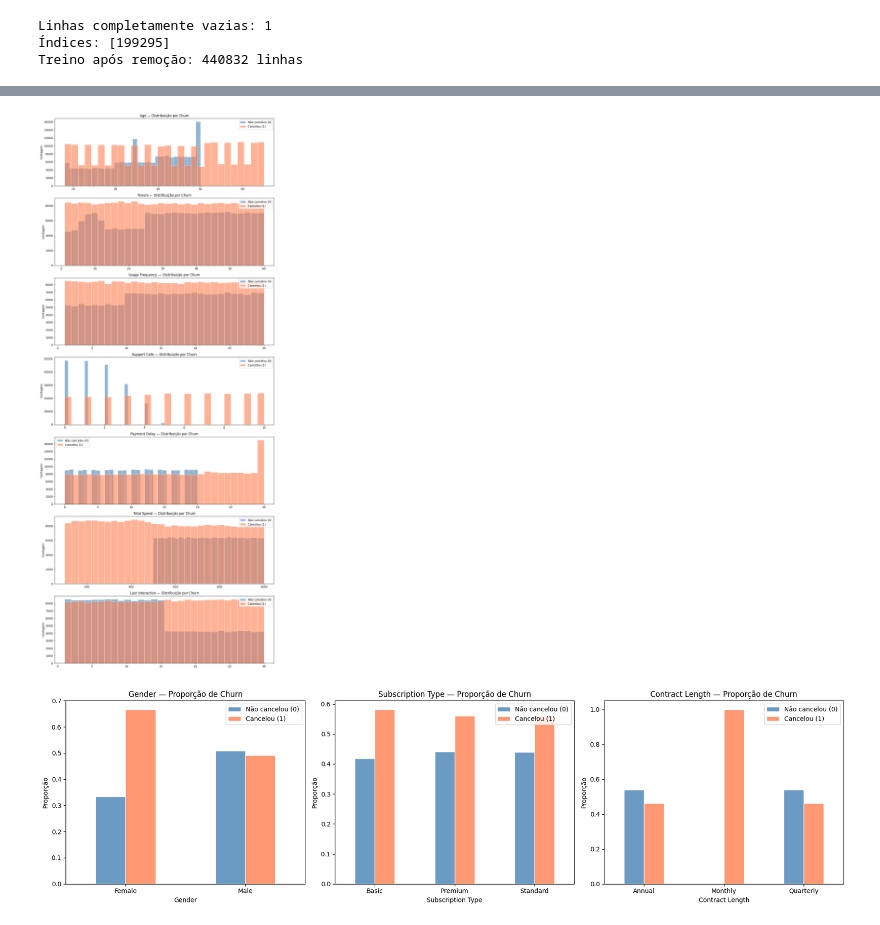
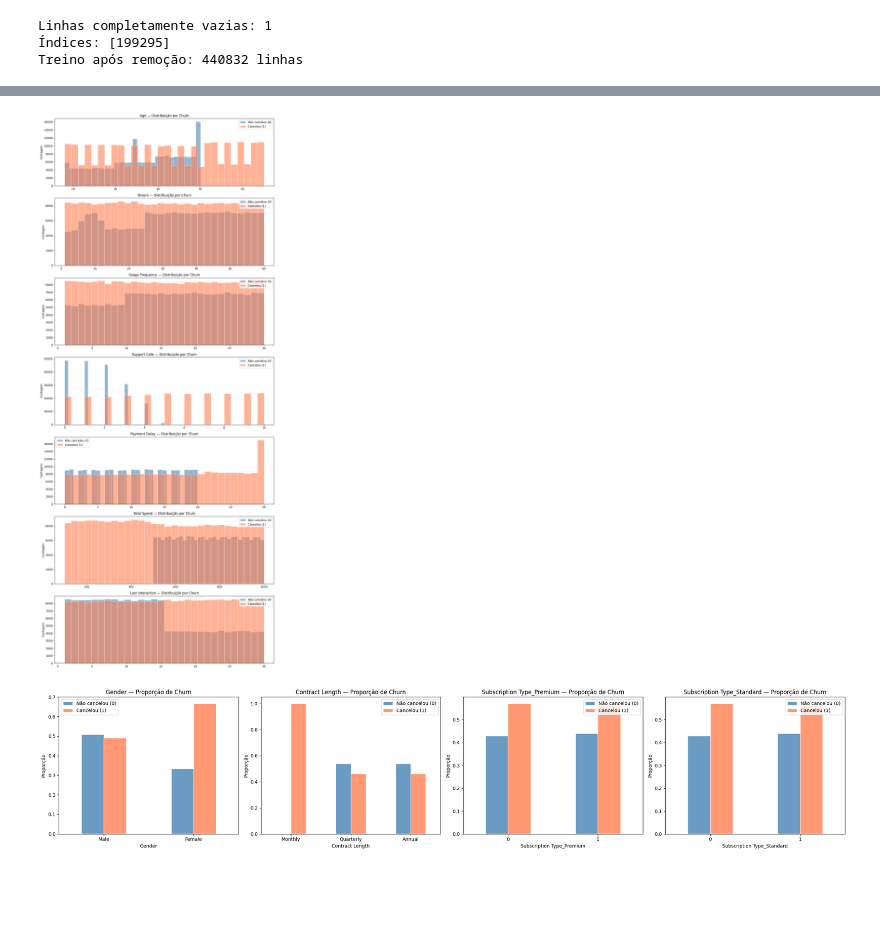
Before and after one commit to joaosaraivarodrigues1/CMC13, a Jupyter notebook: notebooks/1_preparacao_dados.ipynb, the cells around one changed output, grey strips where cells are left out. Cells and saved outputs as stored; diff of their text form; code cells hidden in the pictures; blank space fills up the shorter version.

```diff
--- a/notebooks/1_preparacao_dados.ipynb
+++ b/notebooks/1_preparacao_dados.ipynb
@@ -140,24 +174,25 @@ kurtosis      -1.926632     -1.988951
 # %%
-# Bloco 1 — Numéricas: Histograma + KDE + Boxplot (lado a lado)
-cols_num = df_treino.select_dtypes(include='number').columns.drop('CustomerID')
+# Features contínuas: Histograma + KDE + Boxplot
+cols_continuas = ['Age', 'Tenure', 'Usage Frequency', 'Support Calls',
+                  'Payment Delay', 'Total Spend', 'Last Interaction']
 
-fig, axes = plt.subplots(len(cols_num), 3, figsize=(18, 4 * len(cols_num)))
+fig, axes = plt.subplots(len(cols_continuas), 3, figsize=(18, 4 * len(cols_continuas)))
 
-for i, col in enumerate(cols_num):
+for i, col in enumerate(cols_continuas):
     # Histograma
-    axes[i, 0].hist(df_treino[col].dropna(), bins=30, color='steelblue', edgecolor='white', alpha=0.8)
+    axes[i, 0].hist(df_treino[col], bins=30, color='steelblue', edgecolor='white', alpha=0.8)
     axes[i, 0].set_title(f'{col} — Histograma')
     axes[i, 0].set_ylabel('Contagem')
 
     # KDE
-    df_treino[col].dropna().plot.kde(ax=axes[i, 1], color='steelblue', label='Treino')
-    df_teste[col].dropna().plot.kde(ax=axes[i, 1], color='coral', label='Teste')
+    df_treino[col].plot.kde(ax=axes[i, 1], color='steelblue', label='Treino')
+    df_teste[col].plot.kde(ax=axes[i, 1], color='coral', label='Teste')
     axes[i, 1].set_title(f'{col} — KDE (Treino vs Teste)')
     axes[i, 1].legend()
 
     # Boxplot
     axes[i, 2].boxplot(
-        [df_treino[col].dropna(), df_teste[col].dropna()],
+        [df_treino[col], df_teste[col]],
         tick_labels=['Treino', 'Teste'], vert=True,
         patch_artist=True,
         boxprops=dict(facecolor='steelblue', alpha=0.5)
@@ -165,5 +200,6 @@ for i, col in enumerate(cols_num):
     axes[i, 2].set_title(f'{col} — Boxplot')
 
 plt.tight_layout()
+plt.savefig('../relatorio/imagens/1_prep_histogramas_numericas.png', dpi=150, bbox_inches='tight')
 plt.show()
 # %% [output]
@@ -200,41 +232,42 @@ See https://pandas.pydata.org/docs/user_guide/migration-3-strings.html#string-mi
 # %%
-# Bloco 3 — Distribuição por Churn (numéricas: histograma colorido por classe)
-fig, axes = plt.subplots(len(cols_num) - 1, 1, figsize=(12, 4 * (len(cols_num) - 1)))
-# Exclui Churn da lista pois é a própria variável alvo
-cols_features = [c for c in cols_num if c != 'Churn']
+# Distribuição por Churn — features contínuas
+fig, axes = plt.subplots(len(cols_continuas), 1, figsize=(12, 4 * len(cols_continuas)))
 
-for i, col in enumerate(cols_features):
-    ax = axes[i] if len(cols_features) > 1 else axes
-
-    df_treino[df_treino['Churn'] == 0][col].dropna().plot.hist(
-        ax=ax, bins=30, alpha=0.6, color='steelblue', label='Não cancelou (0)', edgecolor='white'
+for i, col in enumerate(cols_continuas):
+    df_treino[df_treino['Churn'] == 0][col].plot.hist(
+        ax=axes[i], bins=30, alpha=0.6, color='steelblue', label='Não cancelou (0)', edgecolor='white'
     )
-    df_treino[df_treino['Churn'] == 1][col].dropna().plot.hist(
-        ax=ax, bins=30, alpha=0.6, color='coral', label='Cancelou (1)', edgecolor='white'
+    df_treino[df_treino['Churn'] == 1][col].plot.hist(
+        ax=axes[i], bins=30, alpha=0.6, color='coral', label='Cancelou (1)', edgecolor='white'
     )
-    ax.set_title(f'{col} — Distribuição por Churn')
-    ax.set_ylabel('Contagem')
-    ax.legend()
+    axes[i].set_title(f'{col} — Distribuição por Churn')
+    axes[i].set_ylabel('Contagem')
+    axes[i].legend()
 
 plt.tight_layout()
+plt.savefig('../relatorio/imagens/1_prep_distribuicao_por_churn.png', dpi=150, bbox_inches='tight')
 plt.show()
 
-# Categóricas por Churn
-fig, axes = plt.subplots(1, len(cols_cat), figsize=(6 * len(cols_cat), 5))
+# Distribuição por Churn — features codificadas
+fig, axes = plt.subplots(1, len(cols_encoded), figsize=(6 * len(cols_encoded), 5))
 
-for i, col in enumerate(cols_cat):
-    ax = axes[i] if len(cols_cat) > 1 else axes
+for i, col in enumerate(cols_encoded):
+    ct = pd.crosstab(df_treino[col], df_treino['Churn'], normalize='index')
+    ct.plot.bar(ax=axes[i], color=['steelblue', 'coral'], edgecolor='white', alpha=0.8)
+    axes[i].set_title(f'{col} — Proporção de Churn')
+    axes[i].set_ylabel('Proporção')
+    axes[i].legend(['Não cancelou (0)', 'Cancelou (1)'])
 
-    ct = pd.crosstab(df_treino[col], df_treino['Churn'], normalize='index')
-    ct.plot.bar(ax=ax, color=['steelblue', 'coral'], edgecolor='white', alpha=0.8)
-    ax.set_title(f'{col} — Proporção de Churn')
-    ax.set_ylabel('Proporção')
-    ax.set_xticklabels(ax.get_xticklabels(), rotation=0)
-    ax.legend(['Não cancelou (0)', 'Cancelou (1)'])
+    if col in labels:
+        tick_labels = [labels[col].get(int(v.get_text()), v.get_text()) for v in axes[i].get_xticklabels()]
+        axes[i].set_xticklabels(tick_labels, rotation=0)
+    else:
+        axes[i].tick_params(axis='x', rotation=0)
 
 plt.tight_layout()
+plt.savefig('../relatorio/imagens/1_prep_churn_por_categoricas.png', dpi=150, bbox_inches='tight')
 plt.show()
 # %% [output]
 [figure]
-[figure, old version]
+[figure, new version]
 # %%
```
Also changed, not shown: parts of 14 cells of this notebook, 5 other files.
